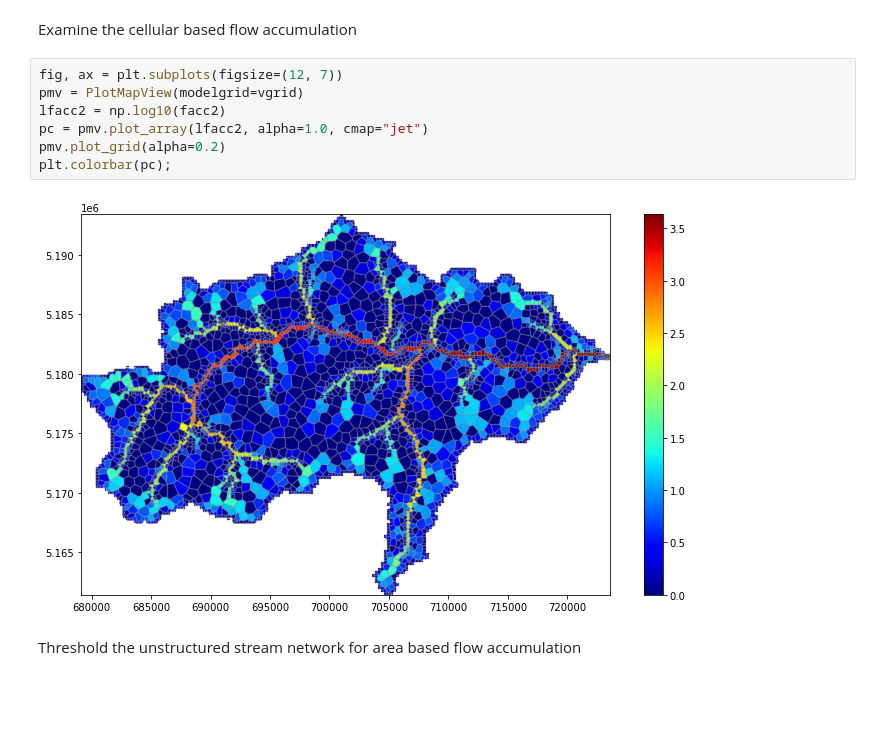
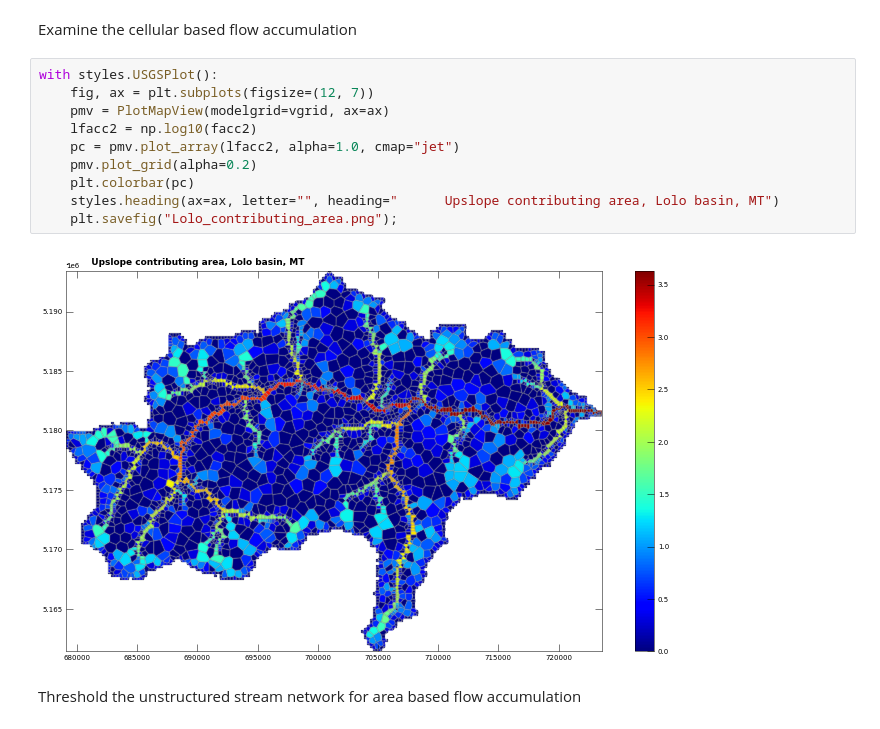
Before and after one commit to jlarsen-usgs/dany, a Jupyter notebook: Lolo_structured_2_voronoi_workshop.ipynb, the cells around one changed output. Saved outputs shown, nothing was run; the diff lists cells and outputs as text; blank space fills up the shorter version.

```diff
--- a/Lolo_structured_2_voronoi_workshop.ipynb
+++ b/Lolo_structured_2_voronoi_workshop.ipynb
@@ -291,14 +291,17 @@ plt.colorbar(pc);
 # %% [markdown]
 Examine the cellular based flow accumulation
 # %%
-fig, ax = plt.subplots(figsize=(12, 7))
-pmv = PlotMapView(modelgrid=vgrid)
-lfacc2 = np.log10(facc2)
-pc = pmv.plot_array(lfacc2, alpha=1.0, cmap="jet")
-pmv.plot_grid(alpha=0.2)
-plt.colorbar(pc);
+with styles.USGSPlot():
+    fig, ax = plt.subplots(figsize=(12, 7))
+    pmv = PlotMapView(modelgrid=vgrid, ax=ax)
+    lfacc2 = np.log10(facc2)
+    pc = pmv.plot_array(lfacc2, alpha=1.0, cmap="jet")
+    pmv.plot_grid(alpha=0.2)
+    plt.colorbar(pc)
+    styles.heading(ax=ax, letter="", heading="      Upslope contributing area, Lolo basin, MT")
+    plt.savefig("Lolo_contributing_area.png");
 # %% [output]
-[figure, old version]
+[figure, new version]
 # %% [markdown]
 Threshold the unstructured stream network for area based flow accumulation
 # %%
```
Also changed, not shown: parts of 2 cells of this notebook, 1 other file.
